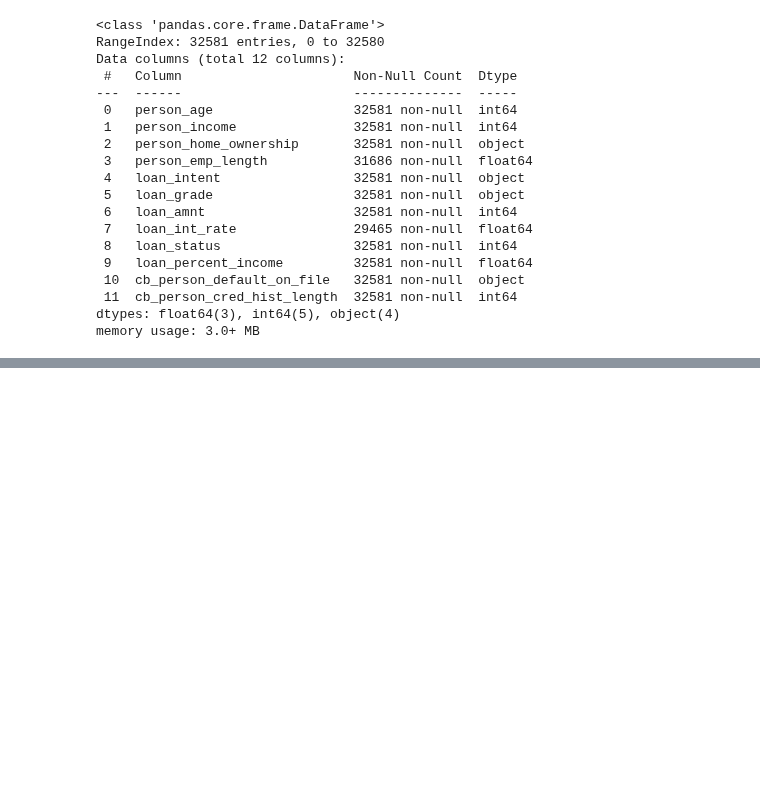
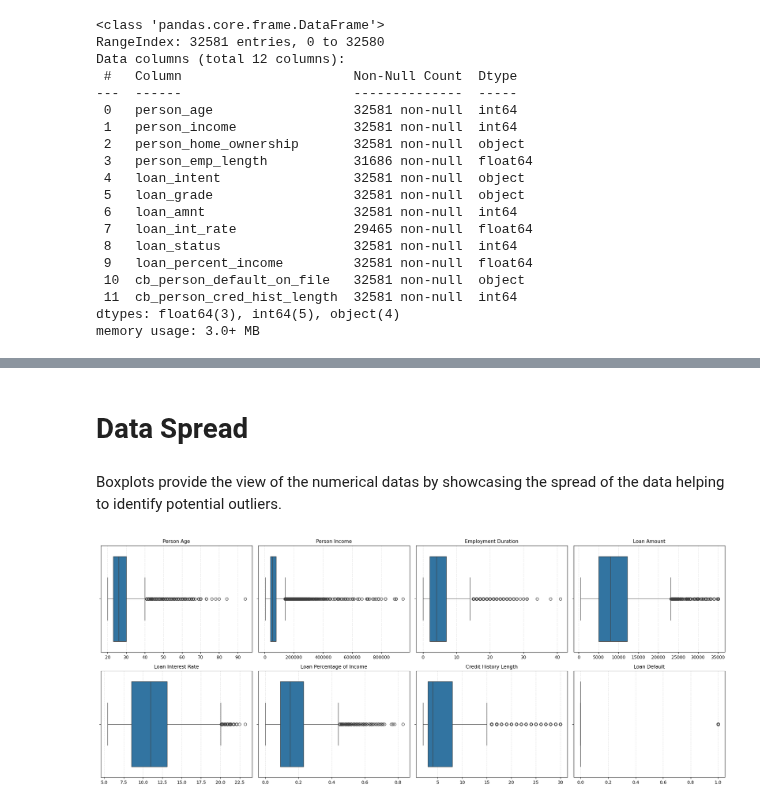
Before and after one commit to dibendupal69724-ux/CV-documents, a Jupyter notebook: Credit_Risk_Analysis_Modelling.ipynb, the cells around one changed output, grey strips where cells are left out. Cells and saved outputs as stored; diff of their text form; code cells hidden in the pictures; blank space fills up the shorter version.

```diff
--- a/Credit_Risk_Analysis_Modelling.ipynb
+++ b/Credit_Risk_Analysis_Modelling.ipynb
@@ -39,0 +279,37 @@ memory usage: 3.0+ MB
+# %% [markdown]
+# Data Spread
+# %% [markdown]
+Boxplots provide the view of the numerical datas by showcasing the spread of the data helping to identify potential outliers.
+# %%
+numerical_columns2 = ["person_age",
+    "person_income",
+    "person_emp_length",
+    "loan_amnt",
+    "loan_int_rate",
+    "loan_percent_income",
+    "cb_person_cred_hist_length"]
+titles2 = {
+    "person_age": "Person Age",
+    "person_income": "Person Income",
+    "person_emp_length": "Employment Duration",
+    "loan_amnt": "Loan Amount",
+    "loan_int_rate": "Loan Interest Rate","loan_percent_income": "Loan Percentage of Income",
+    "cb_person_cred_hist_length": "Credit History Length"}
+
+num_columns = len(numerical_columns)
+num_rows = 2
+num_cols = 4
+
+fig, axes = plt.subplots(num_rows, num_cols, figsize=(20,8))
+axes = axes.flatten()
+
+for i, col in enumerate(numerical_columns):
+    sns.boxplot(x=col, data=df_cleaned, ax=axes[i])
+    axes[i].set_title(titles[col], fontsize=11)
+    axes[i].set_xlabel("")
+    axes[i].grid(axis='x', linestyle='--', alpha=0.4)
+
+plt.tight_layout()
+plt.show()
+# %% [output]
+[figure, added]
```
Also changed, not shown: parts of 61 cells of this notebook.
